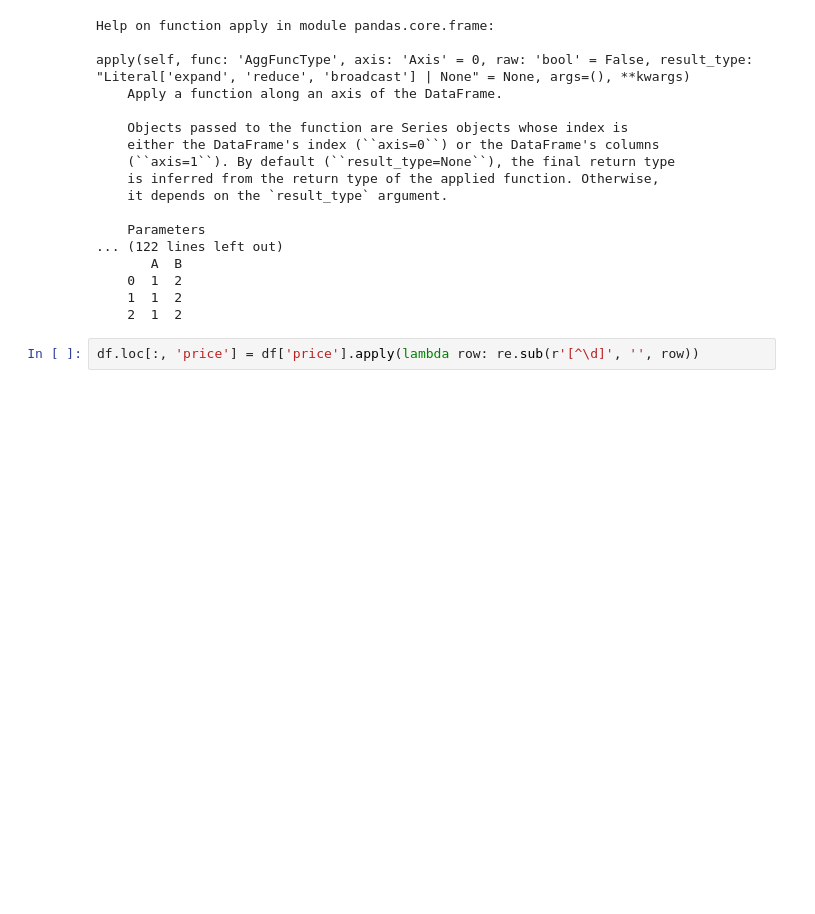
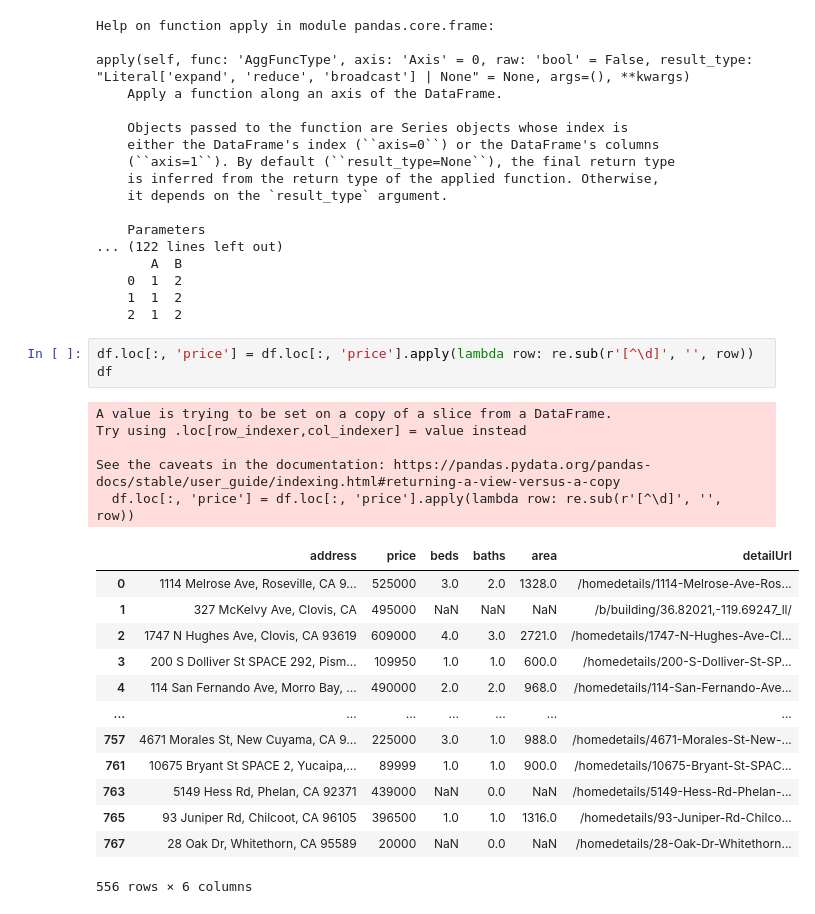
Before and after one commit to mido-99/Scrape-collection, a Jupyter notebook: zillow_homes/Manipulate data.ipynb, the cells around one changed output. Drawn from its saved outputs; the diff is of its cells as text; blank space fills up the shorter version.

```diff
--- a/zillow_homes/Manipulate data.ipynb
+++ b/zillow_homes/Manipulate data.ipynb
@@ -149,4 +145,24 @@ apply(self, func: 'AggFuncType', axis: 'Axis' = 0, raw: 'bool' = False, result_t
     1  1  2
     2  1  2
 # %%
-df.loc[:, 'price'] = df['price'].apply(lambda row: re.sub(r'[^\d]', '', row))
+df.loc[:, 'price'] = df.loc[:, 'price'].apply(lambda row: re.sub(r'[^\d]', '', row))
+df
+# %% [output]
+A value is trying to be set on a copy of a slice from a DataFrame.
+Try using .loc[row_indexer,col_indexer] = value instead
+
+See the caveats in the documentation: https://pandas.pydata.org/pandas-docs/stable/user_guide/indexing.html#returning-a-view-versus-a-copy
+  df.loc[:, 'price'] = df.loc[:, 'price'].apply(lambda row: re.sub(r'[^\d]', '', row))
+|  | address | price | beds | baths | area | detailUrl |
+| 0 | 1114 Melrose Ave, Roseville, CA 9... | 525000 | 3.0 | 2.0 | 1328.0 | /homedetails/1114-Melrose-Ave-Ros... |
+| 1 | 327 McKelvy Ave, Clovis, CA | 495000 | NaN | NaN | NaN | /b/building/36.82021,-119.69247_ll/ |
+| 2 | 1747 N Hughes Ave, Clovis, CA 93619 | 609000 | 4.0 | 3.0 | 2721.0 | /homedetails/1747-N-Hughes-Ave-Cl... |
+| 3 | 200 S Dolliver St SPACE 292, Pism... | 109950 | 1.0 | 1.0 | 600.0 | /homedetails/200-S-Dolliver-St-SP... |
+| 4 | 114 San Fernando Ave, Morro Bay, ... | 490000 | 2.0 | 2.0 | 968.0 | /homedetails/114-San-Fernando-Ave... |
+| ... | ... | ... | ... | ... | ... | ... |
+| 757 | 4671 Morales St, New Cuyama, CA 9... | 225000 | 3.0 | 1.0 | 988.0 | /homedetails/4671-Morales-St-New-... |
+| 761 | 10675 Bryant St SPACE 2, Yucaipa,... | 89999 | 1.0 | 1.0 | 900.0 | /homedetails/10675-Bryant-St-SPAC... |
+| 763 | 5149 Hess Rd, Phelan, CA 92371 | 439000 | NaN | 0.0 | NaN | /homedetails/5149-Hess-Rd-Phelan-... |
+| 765 | 93 Juniper Rd, Chilcoot, CA 96105 | 396500 | 1.0 | 1.0 | 1316.0 | /homedetails/93-Juniper-Rd-Chilco... |
+| 767 | 28 Oak Dr, Whitethorn, CA 95589 | 20000 | NaN | 0.0 | NaN | /homedetails/28-Oak-Dr-Whitethorn... |
+556 rows × 6 columns
```
Also changed, not shown: parts of 20 cells of this notebook, 1 other file.
